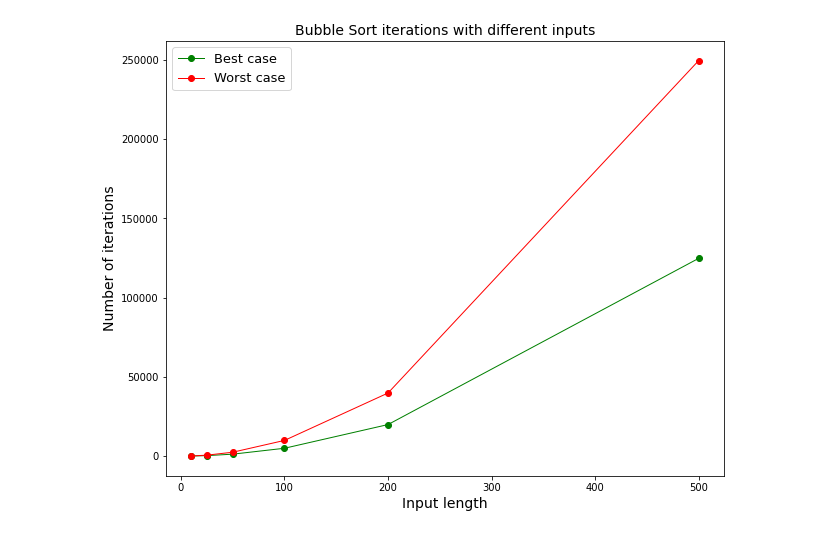
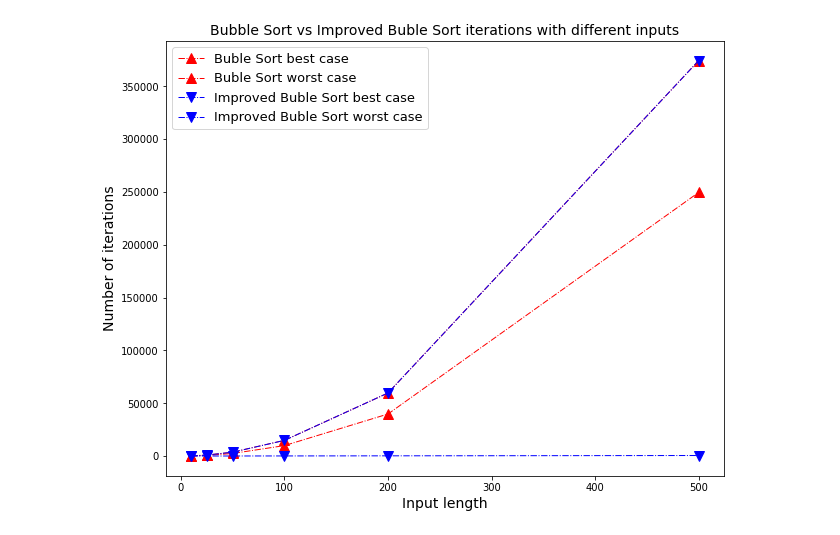
Before and after one commit to HpDiniz/complexity-analysis, a Jupyter notebook: Bubble-Sort.ipynb, the cells around one changed output. Drawn from its saved outputs; the diff is of its cells as text; code cells hidden in the pictures.

Commit message:
improved bubble sort

```diff
--- a/Bubble-Sort.ipynb
+++ b/Bubble-Sort.ipynb
@@ -3,20 +2,39 @@ import random
 import matplotlib.pyplot as plt
 # %%
 # Returns the number of iterations of bubble sort (swaps and comparisons)
-def bubbleSortIteration(arr):
+def bubbleSortIteration(array):
     swaps = 0
     comparisons = 0
-    for j in range(len(arr)-1,0,-1):
-        for i in range(j):
+    arr = array.copy()
+    for i in range(len(arr)):
+        for j in range(len(arr) - 1):
             comparisons += 1
-            if arr[i]>arr[i+1]:
+            if arr[j] > arr[j+1]:
+                swaps += 1
+                arr[j], arr[j+1] = arr[j+1], arr[j]
+    return (comparisons + swaps)
+
+# Returns the number of iterations of improved bubble sort (swaps and comparisons)
+def improvedBubbleSortIteration(array):
+    swaps = 0
+    comparisons = 0
+    has_swapped = True
+    arr = array.copy()
+    while(has_swapped):
+        has_swapped = False
+        for i in range(len(arr) - 1):
+            comparisons += 1
+            if arr[i] > arr[i+1]:
                 swaps += 1
                 arr[i], arr[i+1] = arr[i+1], arr[i]
+                has_swapped = True
     return (comparisons + swaps)
 # %%
 x = [10, 25, 50, 100, 200, 500] # Different input sizes
-best_case = []                  # Quantity of iterations in the best case
-worst_case = []                 # Quantity of iterations in the worst case
+best_case_1 = []                 # Quantity of iterations - Bubble Sort best case
+worst_case_1 = []                # Quantity of iterations - Bubble Sort worst case
+best_case_2 = []                 # Quantity of iterations - Improved Bubble Sort best case
+worst_case_2 = []                # Quantity of iterations - Improved Bubble Sort worst case
 # %%
 # Calculate the iterations in best and worst case
 for i in range(len(x)):
@@ -25,17 +43,21 @@ for i in range(len(x)):
     for j in range (x[i]):
         best.append(j)
         worst.append((j-x[i]+1)*-1)
-    best_case.append(bubbleSortIteration(best))
-    worst_case.append(bubbleSortIteration(worst))
+    best_case_1.append(bubbleSortIteration(best))
+    worst_case_1.append(bubbleSortIteration(worst))
+    best_case_2.append(improvedBubbleSortIteration(best))
+    worst_case_2.append(improvedBubbleSortIteration(worst))
 # %%
 # Plots the complexity graph
 plt.figure(figsize=(10, 8))
-plt.plot(x,best_case, c="green", ls="-", lw = 1, marker="o", label="Best case")
-plt.plot(x,worst_case, c="red", ls="-",  lw = 1, marker="o", label="Worst case")
-plt.title("Bubble Sort iterations with different inputs",fontsize=14)
+plt.plot(x,best_case_1, c="red", ls="-.", lw = 1, marker="^", ms=10, label="Buble Sort best case")
+plt.plot(x,worst_case_1, c="red", ls="-.",  lw = 1, marker="^", ms=10, label="Buble Sort worst case")
+plt.plot(x,best_case_2, c="blue", ls="-.", lw = 1, marker="v", ms=10, label="Improved Buble Sort best case")
+plt.plot(x,worst_case_2, c="blue", ls="-.",  lw = 1, marker="v", ms=10, label="Improved Buble Sort worst case")
+plt.title("Bubble Sort vs Improved Buble Sort iterations with different inputs",fontsize=14)
 plt.xlabel("Input length",fontsize=14)
 plt.ylabel("Number of iterations",fontsize=14)
 plt.legend(fontsize=13)
 plt.show()
 # %% [output]
-[figure, old version]
+[figure, new version]
```
Also changed, not shown: parts of 1 cell of this notebook.
